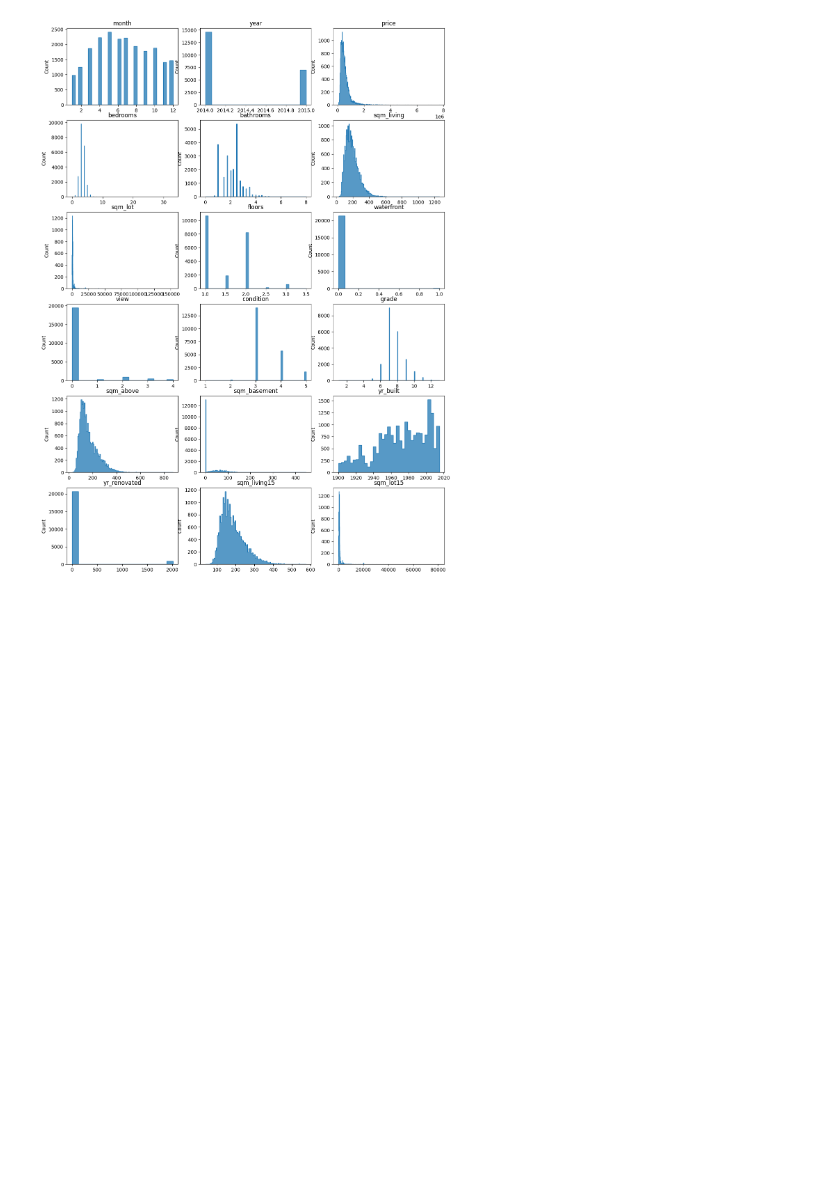
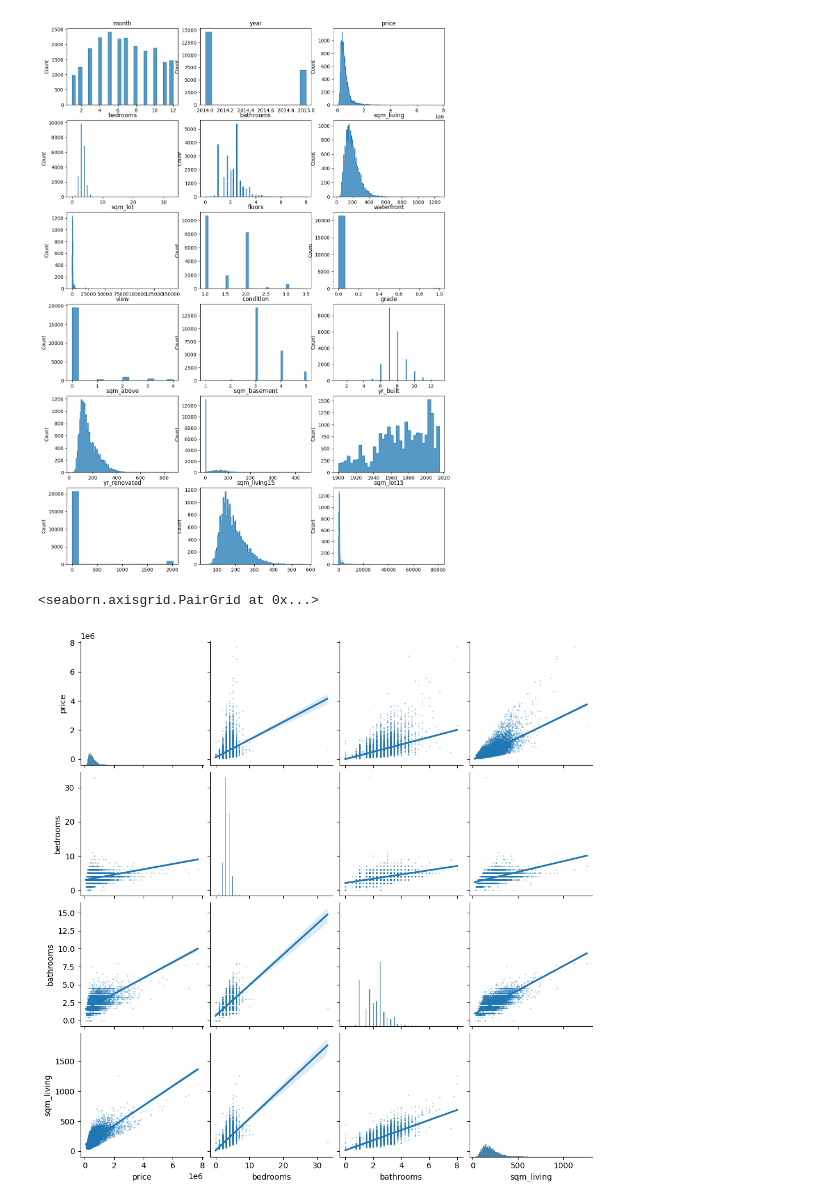
Before and after one commit to subthalamic/subthalamic, a Jupyter notebook: house-sales-kings-county/house-sales.ipynb, the cells around one changed output. Saved outputs shown, nothing was run; the diff lists cells and outputs as text; code cells hidden in the pictures; blank space fills up the shorter version.

```diff
--- a/house-sales-kings-county/house-sales.ipynb
+++ b/house-sales-kings-county/house-sales.ipynb
@@ -222,3 +253,8 @@ for col in kcm.columns:
     j+=1
 # %% [output]
 [figure]
+# %%
+sns.pairplot(kcm[['price', 'bedrooms', 'bathrooms', 'sqm_living']], kind = 'reg', plot_kws=dict(scatter_kws=dict(s=0.1)))
+# %% [output]
+<seaborn.axisgrid.PairGrid at 0x...>
+[figure, added]
```
Also changed, not shown: parts of 28 cells of this notebook.
